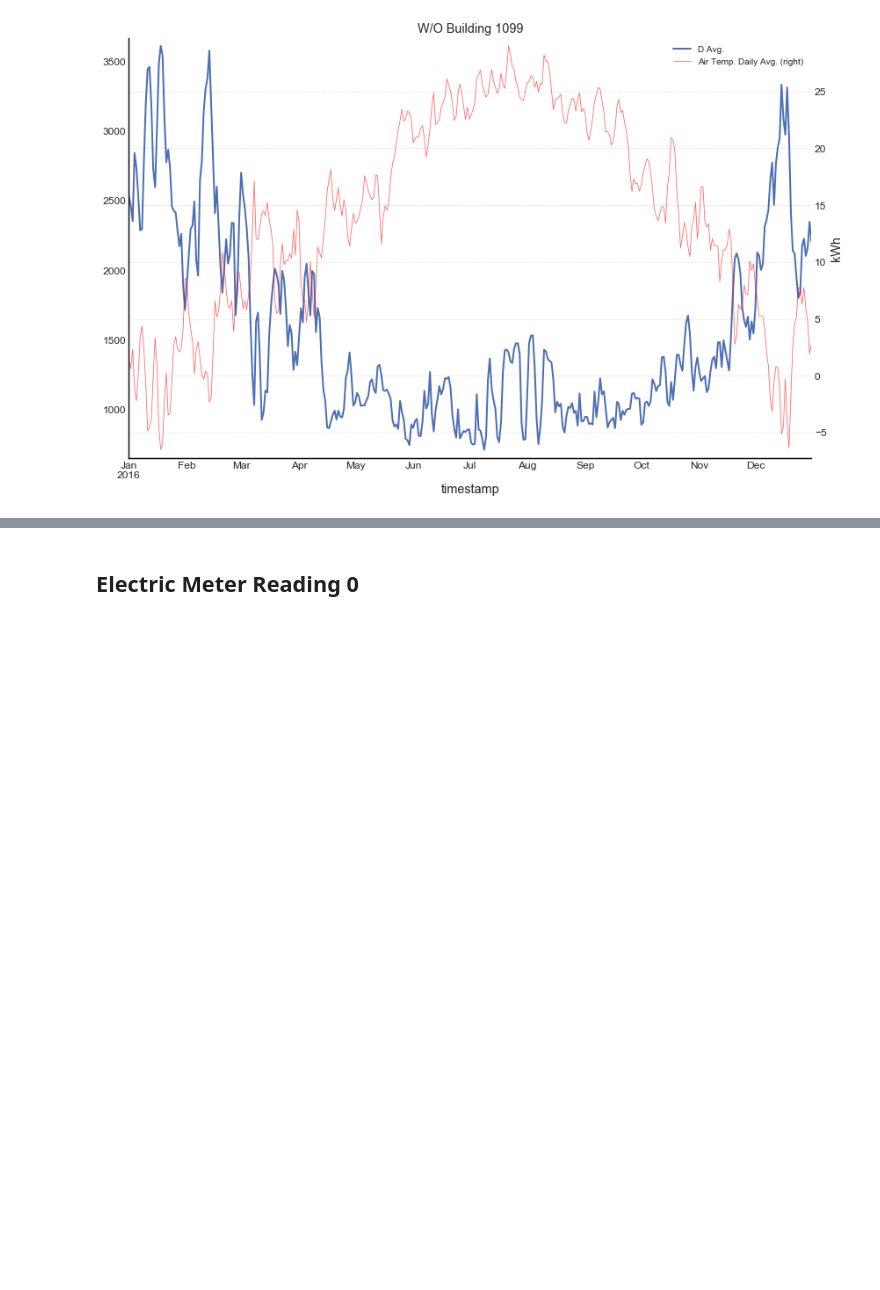
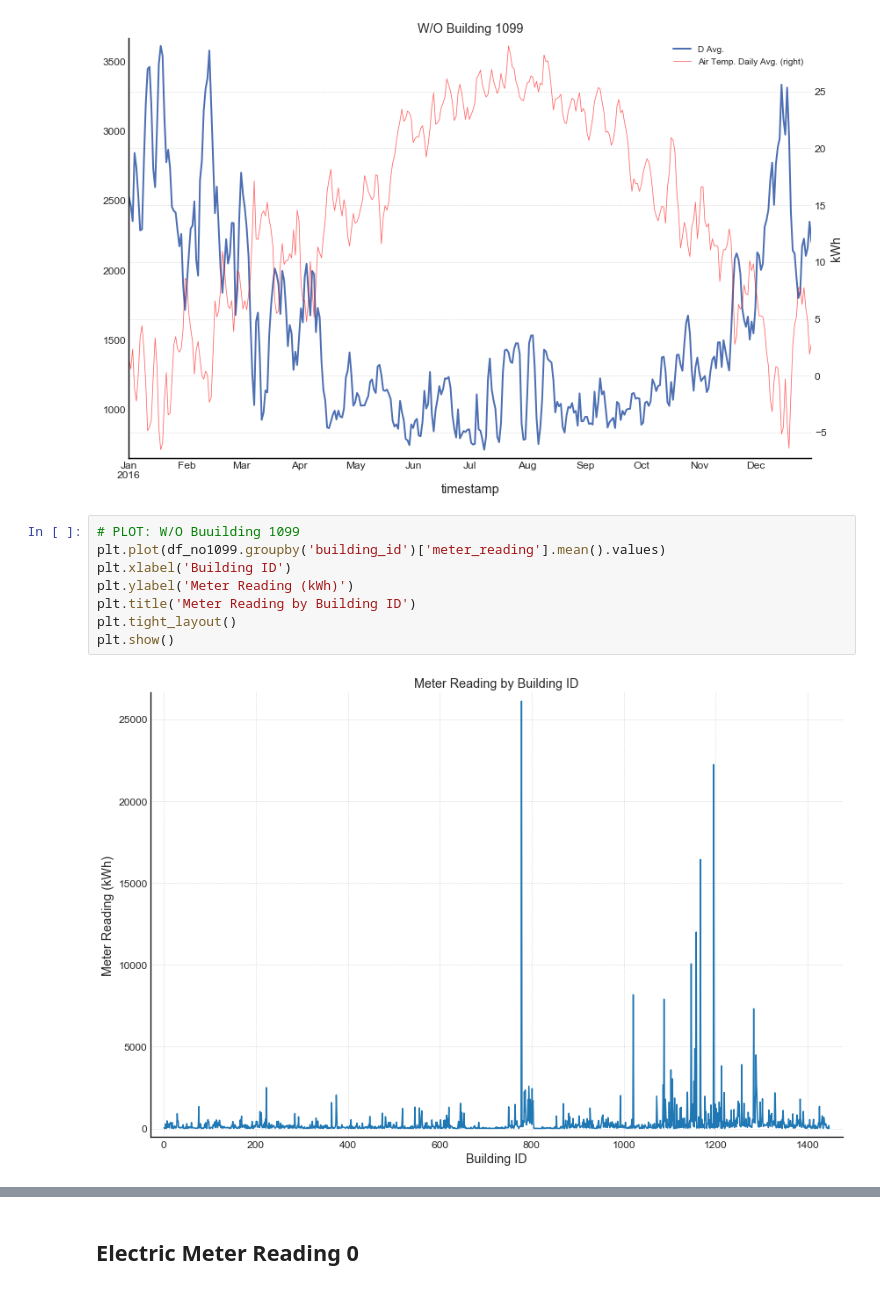
Before and after one commit to sergatron/ASHRAE---Great-Energy-Predictor-III, a Jupyter notebook: EDA/eda.ipynb, the cells around one changed output, grey strips where cells are left out. Saved outputs shown, nothing was run; the diff lists cells and outputs as text; blank space fills up the shorter version.

```diff
--- a/EDA/eda.ipynb
+++ b/EDA/eda.ipynb
@@ -805,3 +807,13 @@ plt.title('W/O Building 1099')
 plt.show()
 # %% [output]
 [figure]
+# %%
+# PLOT: W/O Buuilding 1099
+plt.plot(df_no1099.groupby('building_id')['meter_reading'].mean().values)
+plt.xlabel('Building ID')
+plt.ylabel('Meter Reading (kWh)')
+plt.title('Meter Reading by Building ID')
+plt.tight_layout()
+plt.show()
+# %% [output]
+[figure, added]
```
Also changed, not shown: parts of 5 cells of this notebook.
